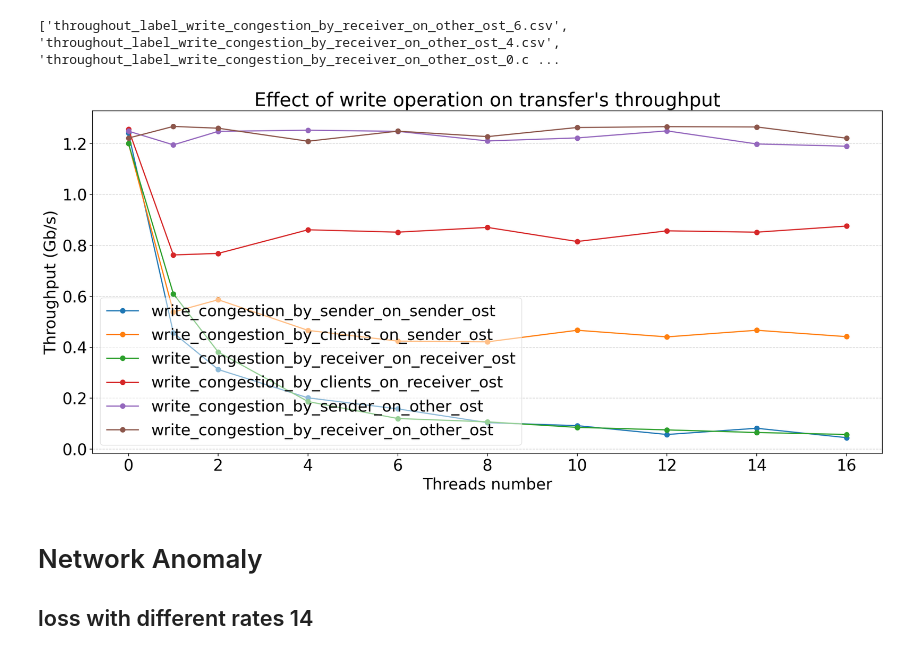
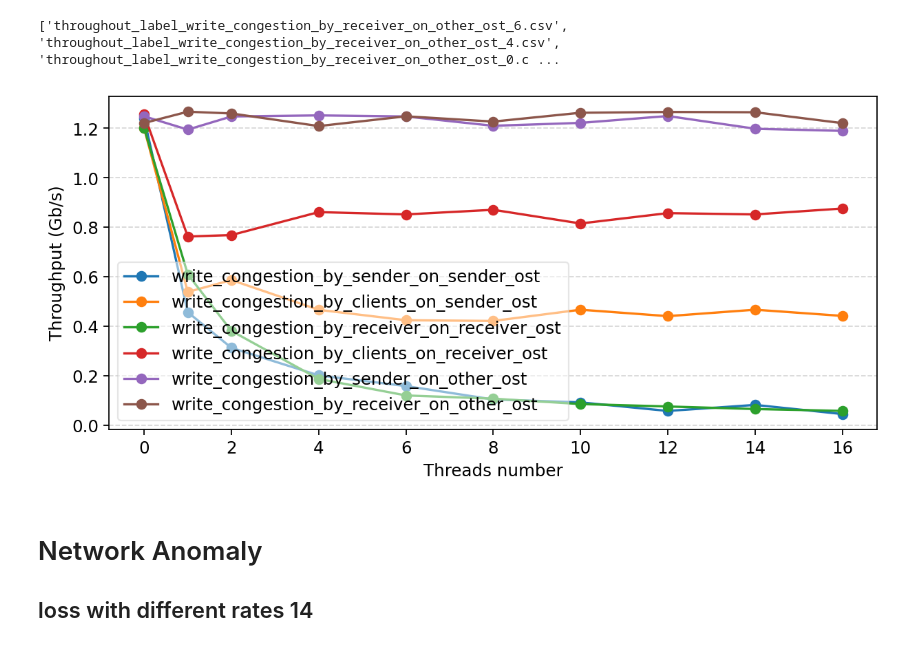
Before and after one commit to EhsanSaZ/BottleneckDetection, a Jupyter notebook: analysis/throughput_analysis.ipynb, the cells around one changed output. Drawn from its saved outputs; the diff is of its cells as text; code cells hidden in the pictures.

```diff
--- a/analysis/throughput_analysis.ipynb
+++ b/analysis/throughput_analysis.ipynb
@@ -185,8 +185,8 @@ read_congestion_by_writer_on_other_ost_y = np.array([thr_0, thr_1, thr_2, thr_4,
 from cmath import log
 from matplotlib.pyplot import figure
 from matplotlib import pyplot as plt
-figure(figsize=(18, 8), dpi=160)
-plt.rcParams.update({'font.size': 20})
+figure(figsize=(9, 4), dpi=160)
+plt.rcParams.update({'font.size': 11})
 
 plt.yticks(np.arange(0, max(read_congestion_by_sender_on_sender_ost_y)+1, 0.1))
 plt.plot(read_congestion_by_sender_on_sender_ost_x, read_congestion_by_sender_on_sender_ost_y, marker='o', label = "read_congestion_by_sender_on_sender_ost")
@@ -205,9 +205,9 @@ plt.xlabel('Threads number')
 # plt.xticks(fontsize=14)
 plt.ylabel('Throughput (Gb/s)')
 # plt.yticks(fontsize=14)
-plt.title('Effect of read operation on transfer\'s throughput')
+# plt.title('Effect of read operation on transfer\'s throughput')
 plt.grid(True, axis='y', linestyle='--', alpha=0.5)
-plt.savefig('Effect of read operation on transfer throughput.jpg', bbox_inches='tight')
+plt.savefig('Effect of read operation on transfer throughput.pdf', bbox_inches='tight')
 plt.show()
 # plt.savefig('Effect of read operation on transfer\' throughput.png')
 # %% [output]
@@ -356,30 +355,30 @@ write_congestion_by_receiver_on_other_ost_y = np.array([thr_0, thr_1, thr_2, thr
 # %%
 from matplotlib.pyplot import figure
 from matplotlib import pyplot as plt
-plt.rcParams.update({'font.size': 20})
+plt.rcParams.update({'font.size': 11})
 
-figure(figsize=(18, 8), dpi=160)
+figure(figsize=(9, 4), dpi=160)
 # plt.yticks(np.arange(0, max(write_congestion_by_sender_on_sender_ost_y)+1, 0.1))
 plt.xticks(np.arange(0, 130, 2))
 plt.plot(write_congestion_by_sender_on_sender_ost_x, write_congestion_by_sender_on_sender_ost_y, marker='o', label = "write_congestion_by_sender_on_sender_ost")
 plt.plot(write_congestion_by_clients_on_sender_ost_x, write_congestion_by_clients_on_sender_ost_y, marker='o', label = "write_congestion_by_clients_on_sender_ost")
 plt.plot(write_congestion_by_receiver_on_receiver_ost_x, write_congestion_by_receiver_on_receiver_ost_y, marker='o', label = "write_congestion_by_receiver_on_receiver_ost")
 plt.plot(write_congestion_by_clients_on_receiver_ost_x, write_congestion_by_clients_on_receiver_ost_y, marker='o', label = "write_congestion_by_clients_on_receiver_ost")
 plt.plot(write_congestion_by_sender_on_other_ost_x, write_congestion_by_sender_on_other_ost_y, marker='o', label = "write_congestion_by_sender_on_other_ost")
 plt.plot(write_congestion_by_receiver_on_other_ost_x, write_congestion_by_receiver_on_other_ost_y, marker='o', label = "write_congestion_by_receiver_on_other_ost")
 
 plt.legend(framealpha=0.5, loc='lower left')
 plt.xlabel('Threads number')
 # plt.xticks(fontsize=14)
 plt.ylabel('Throughput (Gb/s)')
 # plt.yticks(fontsize=14)
-plt.title('Effect of write operation on transfer\'s throughput')
+# plt.title('Effect of write operation on transfer\'s throughput')
 plt.grid(True, axis='y', linestyle='--', alpha=0.5)
-plt.savefig('Effect of write operation on transfer\'s throughput.jpg', bbox_inches='tight')
+plt.savefig('Effect of write operation on transfer\'s throughput.pdf', bbox_inches='tight')
 plt.show()
 # fig.savefig("write_1KB.jpg", bbox_inches='tight')
 # %% [output]
-[figure, old version]
+[figure, new version]
 # %% [markdown]
 # Network Anomaly
 ## loss with different rates 14
```
Also changed, not shown: parts of 1 cell of this notebook.
